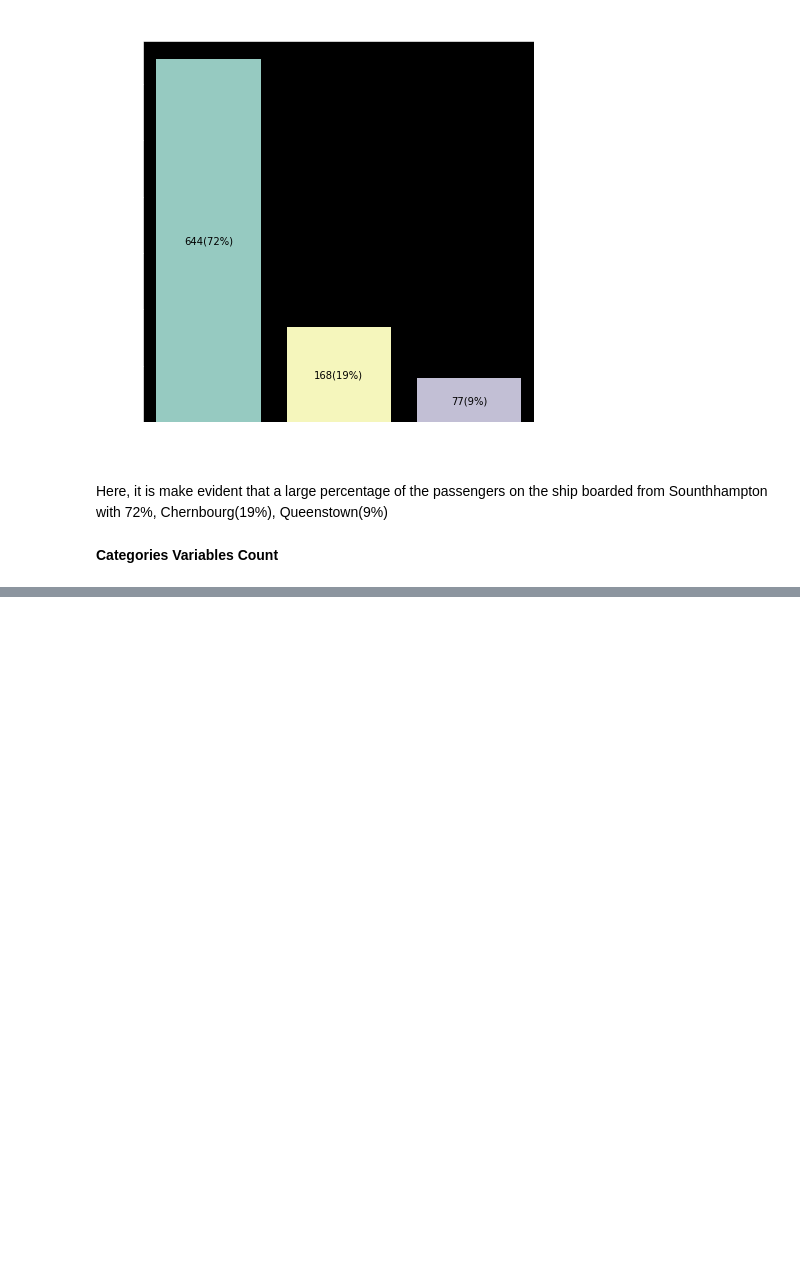
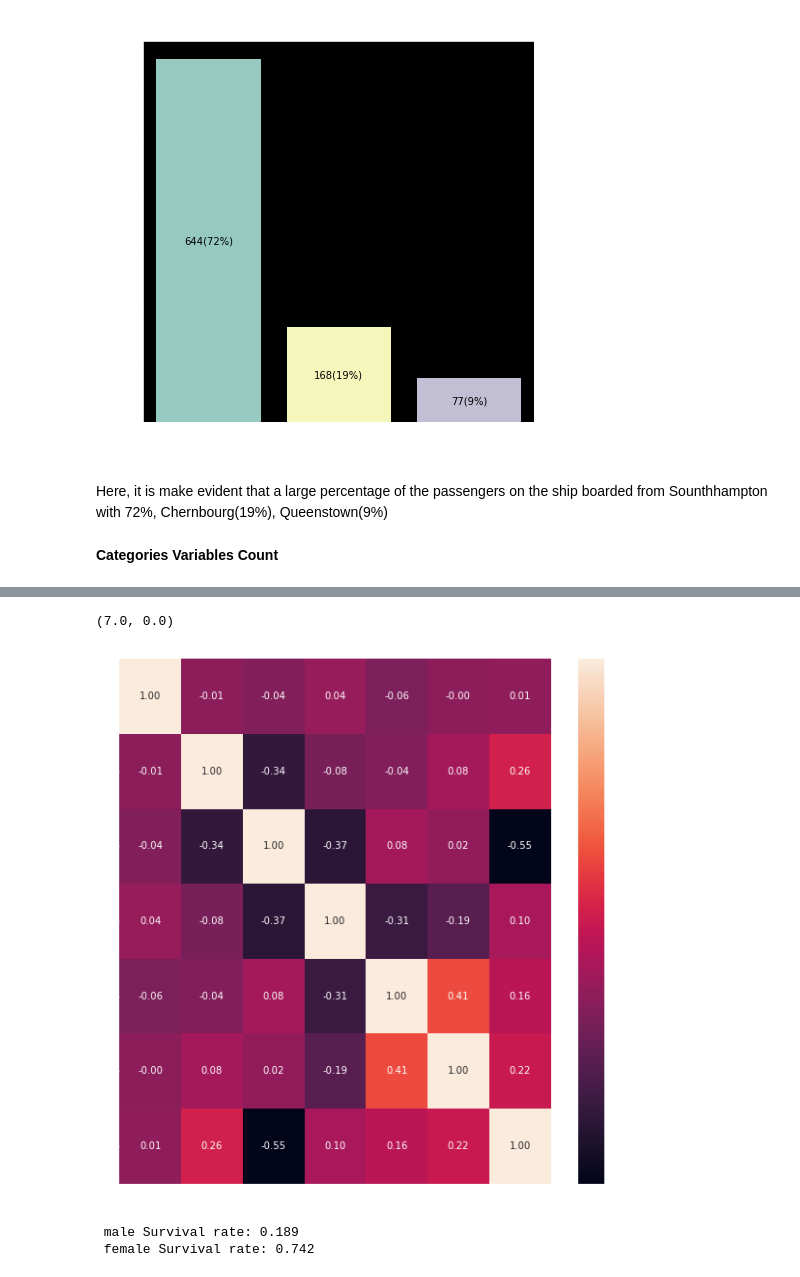
Before and after one commit to XVI-IX/titanic, a Jupyter notebook: titanic.ipynb, the cells around one changed output, grey strips where cells are left out. Saved outputs shown, nothing was run; the diff lists cells and outputs as text; code cells hidden in the pictures; blank space fills up the shorter version.

```diff
--- a/titanic.ipynb
+++ b/titanic.ipynb
@@ -208,0 +282,7 @@ Here, it is make evident that a large percentage of the passengers on the ship b
+# %%
+fig, ax = plt.subplots(figsize=(10, 10))
+sns.heatmap(train.corr(), annot=True, fmt='.2f', ax=ax)
+ax.set_ylim(7, 0)
+# %% [output]
+(7.0, 0.0)
+[figure, added]
@@ -208,0 +294,5 @@ Here, it is make evident that a large percentage of the passengers on the ship b
+# %%
+print_percentages(train, 'Sex', ['male', 'female'])
+# %% [output]
+ male Survival rate: 0.189
+ female Survival rate: 0.742
```
Also changed, not shown: parts of 14 cells of this notebook.
